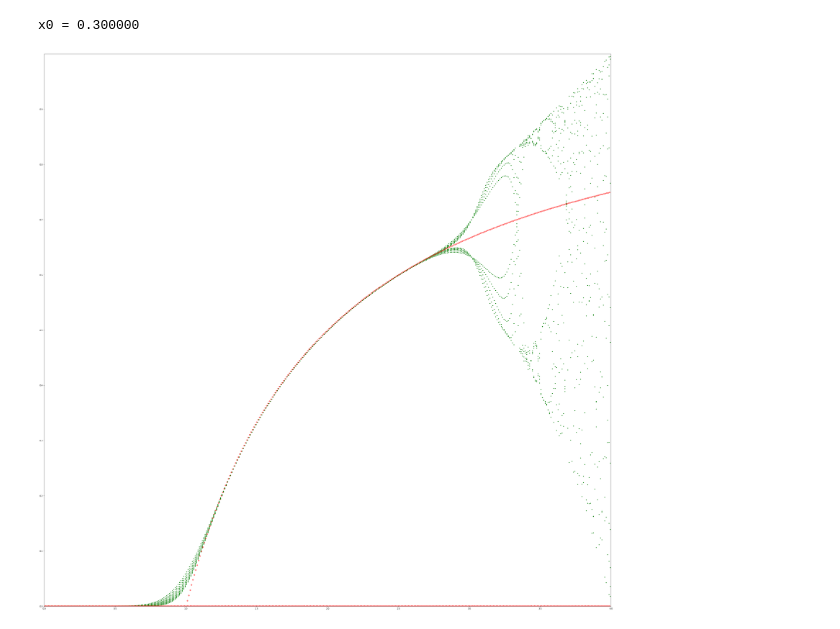
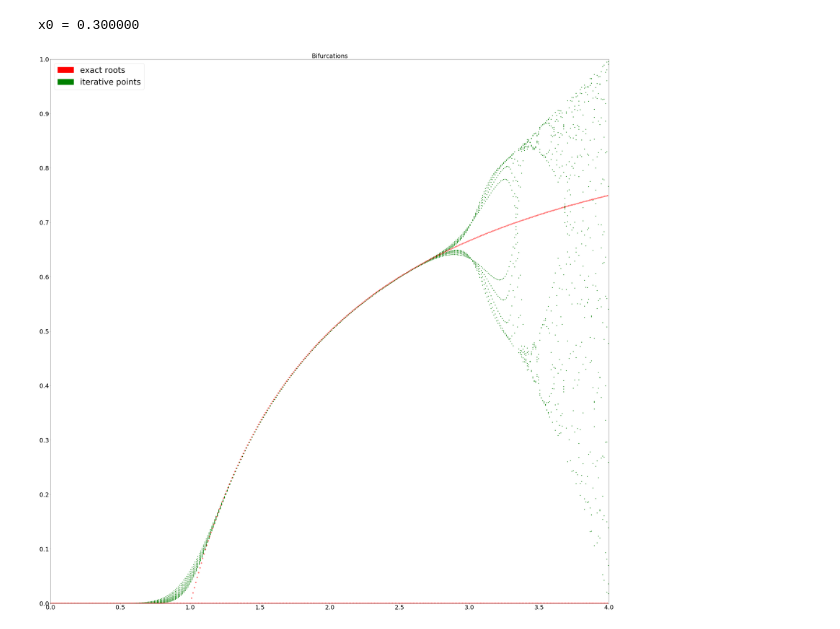
Before and after one commit to vlad107/computational-methods, a Jupyter notebook: CompMethodsHW1.ipynb, the cells around one changed output. Drawn from its saved outputs; the diff is of its cells as text; code cells hidden in the pictures.

```diff
--- a/CompMethodsHW1.ipynb
+++ b/CompMethodsHW1.ipynb
@@ -7,10 +6,0 @@ from math import *
-# %%
-def f(r, x):
-    return r * x * (1 - x)
-# %%
-def simple_iteration_solve(f, x0, maxiter = 100500):
-    result = []
-    for i in range(maxiter):
-        x0 = f(x0)
-        result.append(x0)
-    return np.array(result)
@@ -17,21 +10,40 @@ def simple_iteration_solve(f, x0, maxiter = 100500):
 # %%
-def plot_bifurcation(x0 = 0.5, figsize=(50, 50), left = 0, right = 4, step = 0.01):
+def simple_iteration_solve(f, x0, maxiter = 100):
+    result = []
+    for i in range(maxiter):
+        x0 = f(x0)
+        result.append(x0)
+    return np.array(result)
+
+def plot_bifurcation(f, x0 = 0.5, figsize=(50, 50), left = 0, right = 4, step = 0.01):
     fig, ax = plt.subplots(figsize=figsize)
-    ax.set_xlim([0, 4])
+
+    ax.set_xlim([left, right])
+
     ax.set_ylim([0, 1])
-    ax.set_yticks(np.arange(0, 1, 0.1))
+    ax.set_yticks(np.arange(0, 1.01, 0.1))
+    plt.tick_params(labelsize=30)
+
+    red_patch = mpatches.Patch(color='red', label='exact roots')
+    green_patch = mpatches.Patch(color='green', label='iterative points')
+    plt.legend(handles=[red_patch, green_patch], prop={'size':40})
+    plt.title("Bifurcations", size=30)
+
     x0 = x0
     print("x0 = %f" % x0)
+
     maxiter = 20
     for r in np.arange(left, right, step):
         points = simple_iteration_solve(lambda x: f(r, x), x0, maxiter)[-maxiter//2:]
 #         print("r=%f, roots=(0, %f), val=%f" % (r, 1 - 1 / r, points[-1]))
+
         ax.plot(r, 0, color='red', marker = 'o')
         if (r >= 0.5):
             ax.plot(r, (1-1/r), color='red', alpha=0.5, marker = 'o')
+
         ax.scatter(np.full(points.size, r + step * 0.5), points, color = 'green', marker = '.')
 #         fig.savefig("bifurcation.png")
-plot_bifurcation(x0 = 0.3, figsize=(50, 50))
+plot_bifurcation(lambda r, x: r * x * (1-x), x0 = 0.3, figsize=(50, 50))
 # %% [output]
 x0 = 0.300000
-[figure, old version]
+[figure, new version]
```
Also changed, not shown: parts of 3 cells of this notebook.
